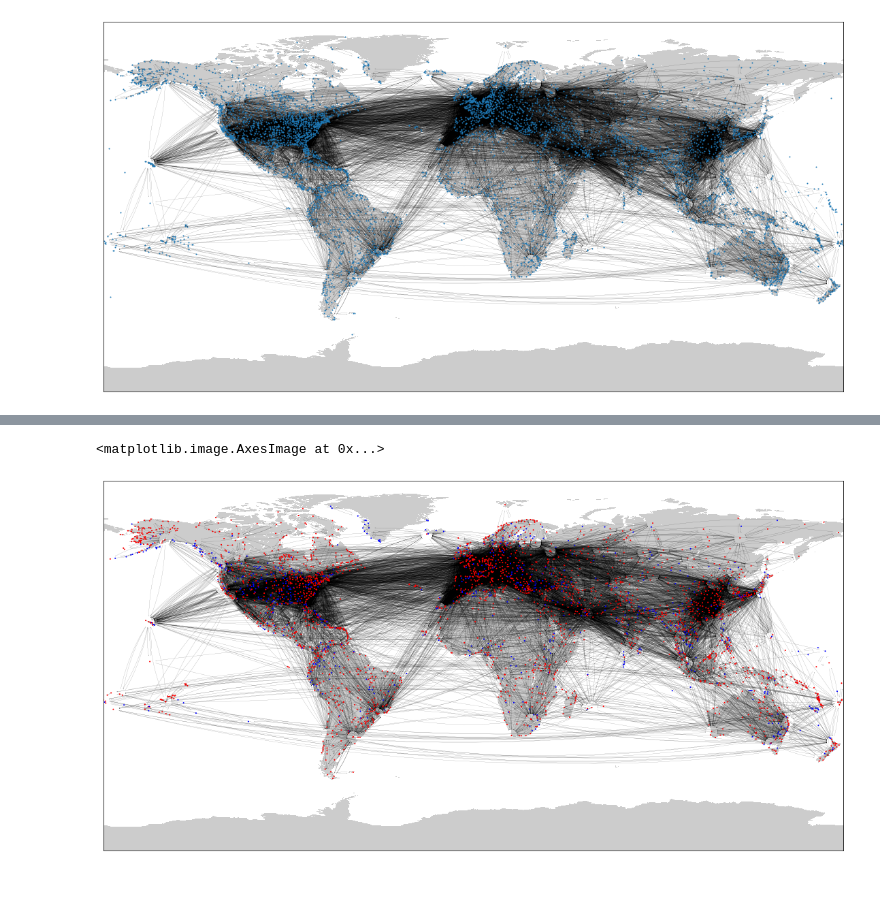
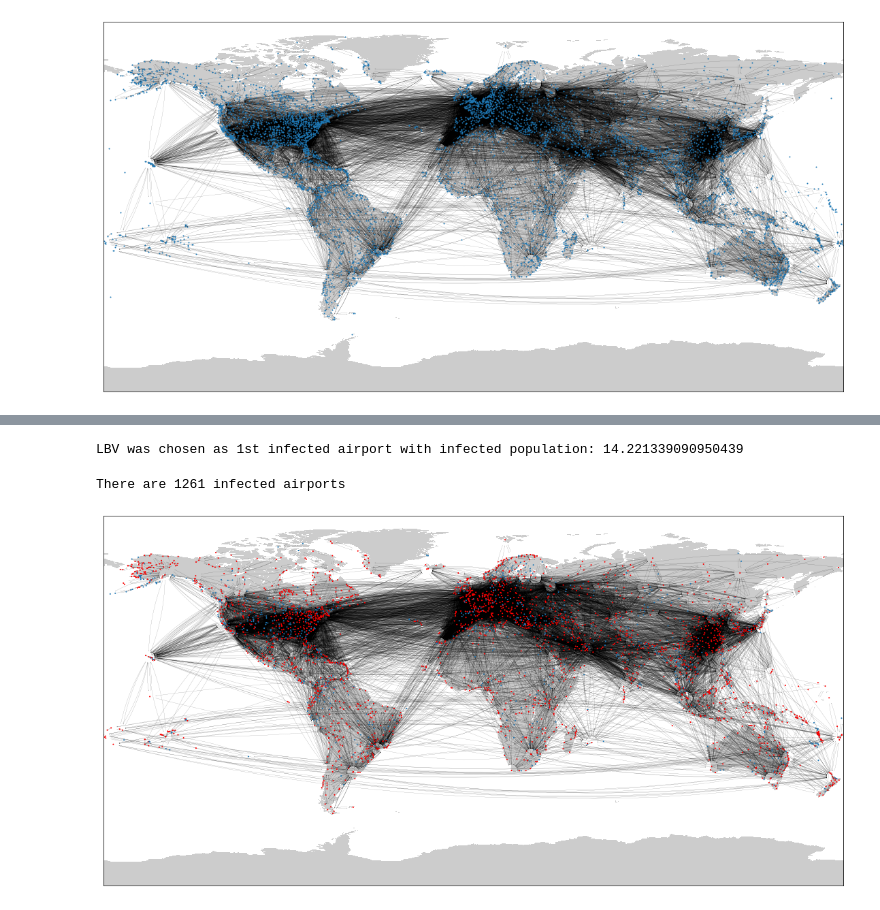
Before and after one commit to ceciliazhh/Final-project-NS, a Jupyter notebook: final_project_network_setup_Tumen.ipynb, the cells around one changed output, grey strips where cells are left out. Drawn from its saved outputs; the diff is of its cells as text; code cells hidden in the pictures.

```diff
--- a/final_project_network_setup_Tumen.ipynb
+++ b/final_project_network_setup_Tumen.ipynb
@@ -231,24 +216,28 @@ for i in G.nodes():
 # %%
-fig = plt.figure()
-fig.set_size_inches(20, 10)
-pos=nx.get_node_attributes(G,'pos')
-color=nx.get_node_attributes(G,'color')
+def worldmap(G): #takes 3 minutes to compute
 
-for k, v in pos.items():
-    pos[k] = (float(v[1]), float(v[0]))
+  nx.set_node_attributes(G, values = '#1f77b4', name = 'color')
+  for i in G.nodes():
+    if G.nodes[i]['infected population'] != 0:
+      G.nodes[i]['color'] = 'r'
 
-nx.draw_networkx_nodes(G, pos, node_color = color.values(), node_size = 1, label = False)
-nx.draw_networkx_edges(G, pos,width = 0.1, arrowsize = 1 ,connectionstyle="arc3,rad=0.1")
-plt.xlim([-180, 180])
-plt.ylim([-90, 90])
-plt.tick_params(left=True, bottom=True, labelleft=True, labelbottom=True)
-plt.xticks(range(-180,181, 30))
-plt.yticks(range(-90,91, 15))
+  fig = plt.figure()
+  fig.set_size_inches(20, 10)
+  pos=nx.get_node_attributes(G,'pos')
+  color=nx.get_node_attributes(G,'color')
 
-m = Basemap(projection='cyl', resolution=None,
-            llcrnrlat=-90, urcrnrlat=90,
-            llcrnrlon=-180, urcrnrlon=180, )
-m.drawlsmask()
+  for k, v in pos.items():
+      pos[k] = (float(v[1]), float(v[0]))
+
+  nx.draw_networkx_nodes(G, pos, node_color = color.values(), node_size = 1, label = False)
+  nx.draw_networkx_edges(G, pos,width = 0.1, arrowsize = 1 ,connectionstyle="arc3,rad=0.1")
+  plt.xlim([-180, 180])
+  plt.ylim([-90, 90])
+  plt.tick_params(left=True, bottom=True, labelleft=True, labelbottom=True)
+  plt.xticks(range(-180,181, 30))
+  plt.yticks(range(-90,91, 15))
+
+  m = Basemap(projection='cyl', resolution=None,
+              llcrnrlat=-90, urcrnrlat=90,
+              llcrnrlon=-180, urcrnrlon=180, )
+  m.drawlsmask()
-# %% [output]
-<matplotlib.image.AxesImage at 0x...>
-[figure, removed]
@@ -254,0 +263,12 @@ m.drawlsmask()
+# %%
+SIR(G, time = 40, beta = 0.2, gamma = 0.02)
+# %% [output]
+LBV was chosen as 1st infected airport with infected population: 14.221339090950439
+# %%
+num_of_inf_airports(G)
+# %% [output]
+There are 1261 infected airports
+# %%
+worldmap(G)
+# %% [output]
+[figure, added]
```
Also changed, not shown: parts of 13 cells of this notebook.
